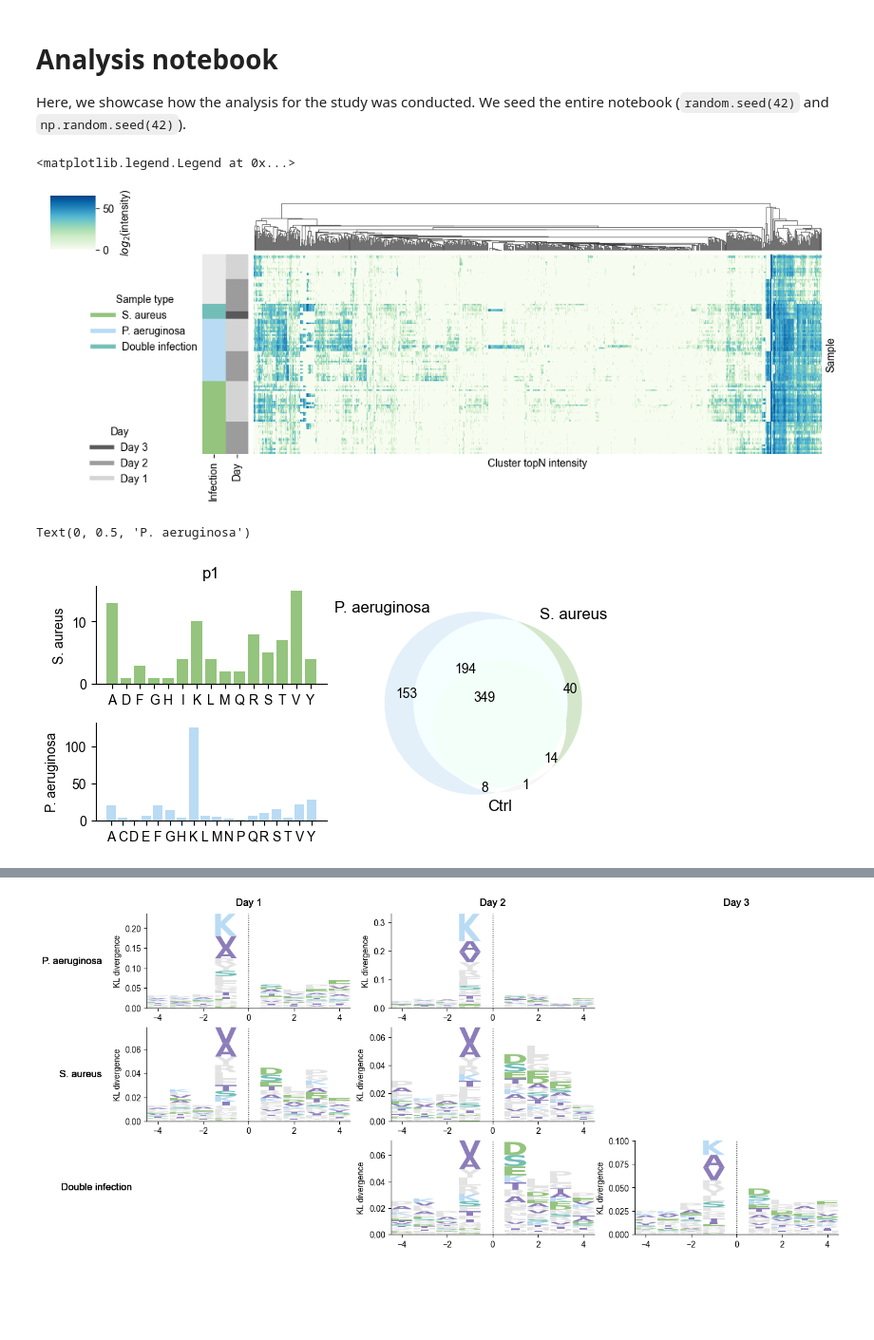
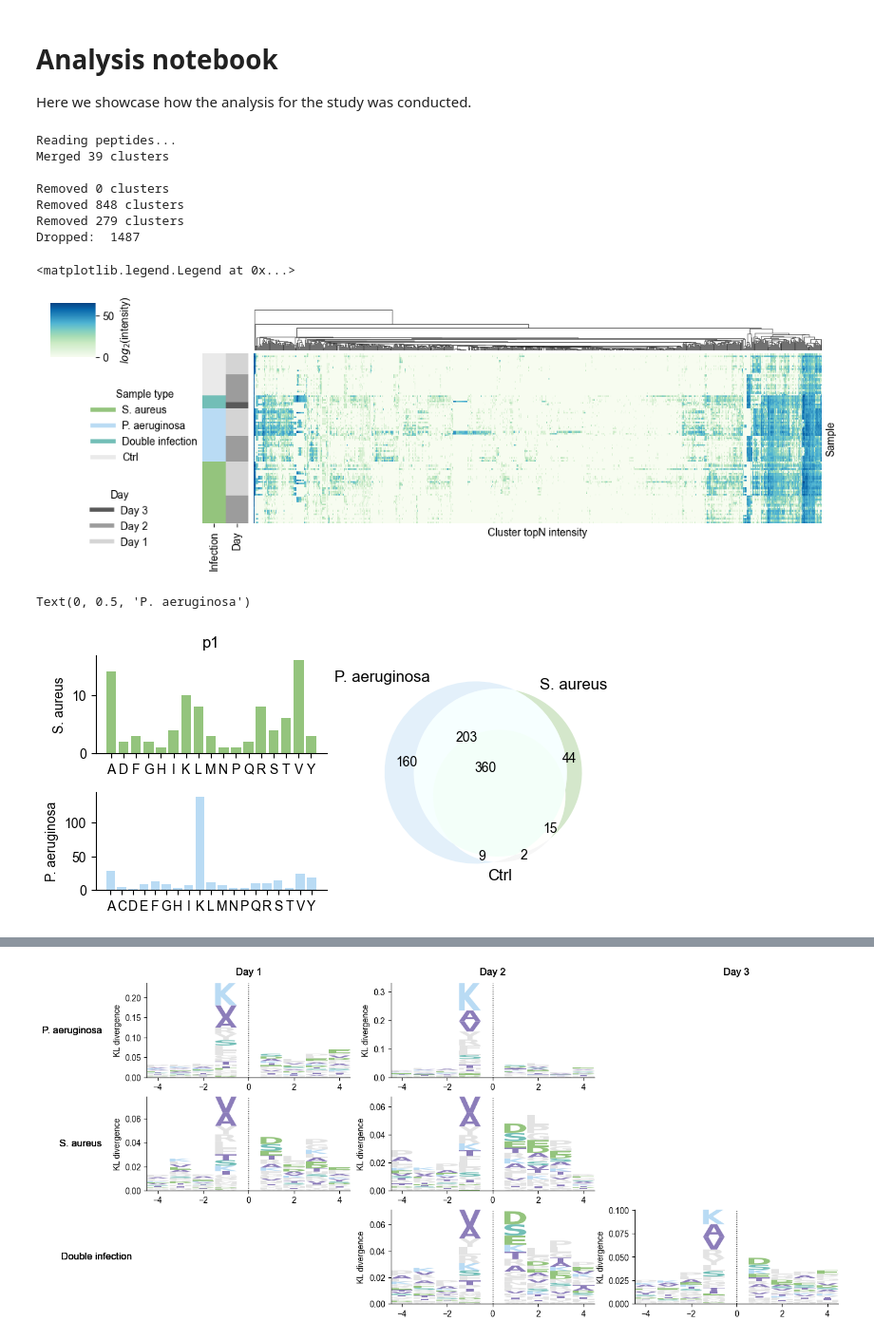
Before and after one commit to ErikHartman/pepnets, a Jupyter notebook: notebooks/analysis.ipynb, the cells around one changed output, grey strips where cells are left out. Shown at 95% size. Cells and saved outputs as stored; diff of their text form; code cells hidden in the pictures; blank space fills up the shorter version.

```diff
--- a/notebooks/analysis.ipynb
+++ b/notebooks/analysis.ipynb
@@ -1,4 +1,4 @@
 # %% [markdown]
 # Analysis notebook
 
-Here, we showcase how the analysis for the study was conducted. We seed the entire notebook (`random.seed(42)` and `np.random.seed(42)`).
+Here we showcase how the analysis for the study was conducted.
@@ -18,3 +5,38 @@ clusters_df = pd.read_csv("../data/allClusters.tsv", sep="\t")
+# %%
+from pepnets.PeptideNetwork import PeptideNetwork
+import pandas as pd
+
+
+sus_scrofa = pd.read_csv("../data/sus_scrofa.gz", sep="\t")
+sus_scrofa["Entry Name"] = sus_scrofa["Entry Name"].apply(lambda x: x.split("_")[0])
+design = pd.read_csv("../data/design.csv")
+datamatrix = pd.read_csv("../data/data.csv")
+is_multi = datamatrix["Protein"].value_counts() > 3 # we cannot build communities with less than 3 peptides
+datamatrix = datamatrix[datamatrix["Protein"].isin(is_multi[is_multi].index)]
+pnet = PeptideNetwork(
+    datamatrix=datamatrix,
+    protein_database=sus_scrofa,
+)
+pnet.create_network(distance_cutoff=4) # Larger cutoff will result in more peptides being connected.
+clusters = pnet.get_clusters(resolution=0.8) # Resolution determines cluster size.
+clusters.merge_nearby_clusters(wiggle_room=2)
+clusters.remove_small_clusters(threshold=3)
+clusters.reindex()
+
+clusters_df = clusters.to_df(sus_scrofa)
+
+from pepnets.FeatureMatrix import FeatureMatrix
+fm = FeatureMatrix(datamatrix, clusters)
+
+topn = fm.get_topn()
+# %% [output]
+Reading peptides...
+Merged 39 clusters
+
+Removed 0 clusters
+Removed 848 clusters
+Removed 279 clusters
+Dropped:  1487
 # %%
 import seaborn as sns
 
@@ -22,7 +44,7 @@ from matplotlib.lines import Line2D
 
 from palette import group_palette, day_palette
 
-topn = pd.read_csv("../data/topn.csv")
+topn = fm.get_topn()
 design = design.sort_values(["group", "day"])
 design = design[design["group"] != "Accidental double infection"]
 samples = design["sample"]
@@ -32,7 +54,7 @@ group = pd.Series(design["group"])
 day = pd.Series(design["day"])
 group_colors = group.map(group_palette)
 day_colors = day.map(day_palette)
-group_palette.pop("Accidental double infection")
+#group_palette.pop("Accidental double infection")
 
 
 g = sns.clustermap(
@@ -53,39 +75,39 @@ g.ax_row_colors.set_xticks([0.5, 1.5], ["Infection", "Day"], rotation=90)
 
 legend_elements = [
     Line2D([0], [0], color=c, lw=4, label=l)
     for l, c in zip(group_palette.keys(), group_palette.values())
 ]
 days_elements = [
     Line2D([0], [0], color=c, lw=4, label=l)
     for l, c in zip(day_palette.keys(), day_palette.values())
 ]
 
 legend_elements = legend_elements[:-1]
 
 # Create the figure
 
 g.ax_col_dendrogram.legend(
     frameon=False,
     handles=legend_elements,
     loc="upper left",
     bbox_to_anchor=(-0.3, -0.7),
     title="Sample type",
 )
 g.ax_row_dendrogram.legend(
     frameon=False,
     handles=days_elements,
     loc="lower left",
     bbox_to_anchor=(0.25, -0.2),
     title="Day",
 )
 # %% [output]
 <matplotlib.legend.Legend at 0x...>
-[figure, old version]
+[figure, new version]
 # %%
 from matplotlib_venn import venn3
 import matplotlib.pyplot as plt
 
-topn = pd.read_csv("../data/topn.csv").set_index("Cluster")
+#topn = pd.read_csv("../data/topn.csv").set_index("Cluster")
 days = ["Day 1", "Day 2"]
 
 groups = ["P. aeruginosa", "S. aureus", "Ctrl"]
@@ -153,7 +175,7 @@ axs["upper left"].set_ylabel("S. aureus")
 axs["lower left"].set_ylabel("P. aeruginosa")
 # %% [output]
 Text(0, 0.5, 'P. aeruginosa')
-[figure, old version]
+[figure, new version]
 # %%
 from matplotlib_venn import venn2
 
```
Also changed, not shown: parts of 11 cells of this notebook, 3 other files.
